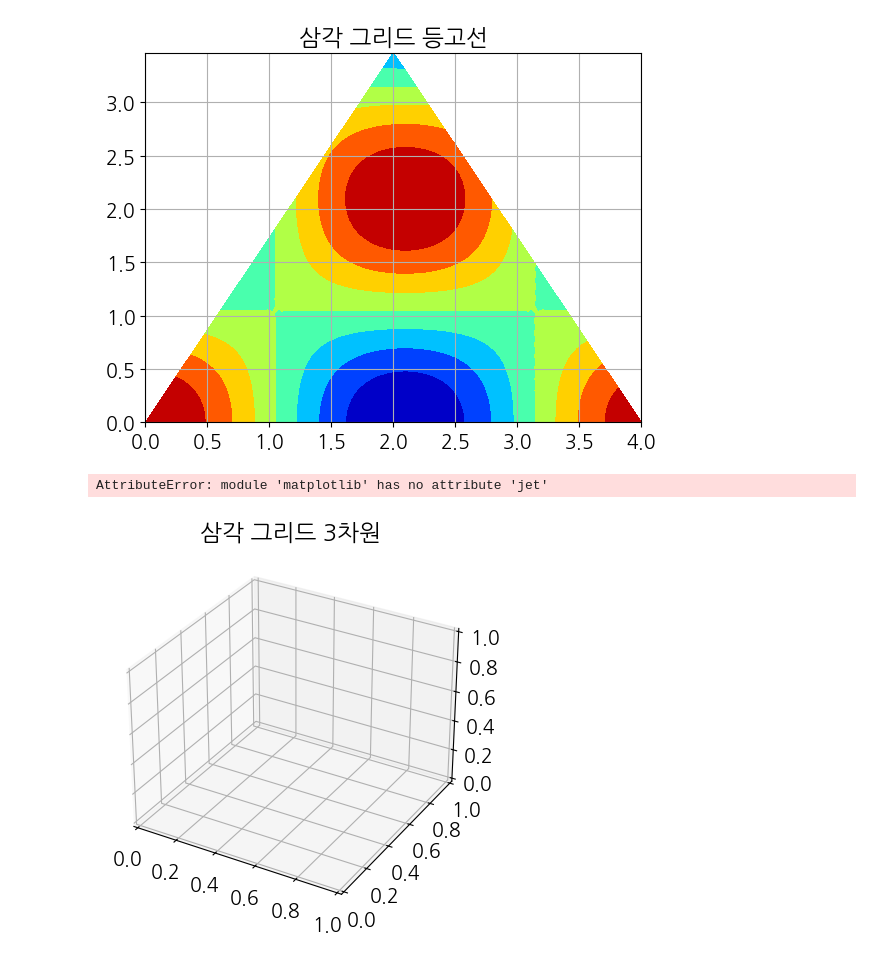
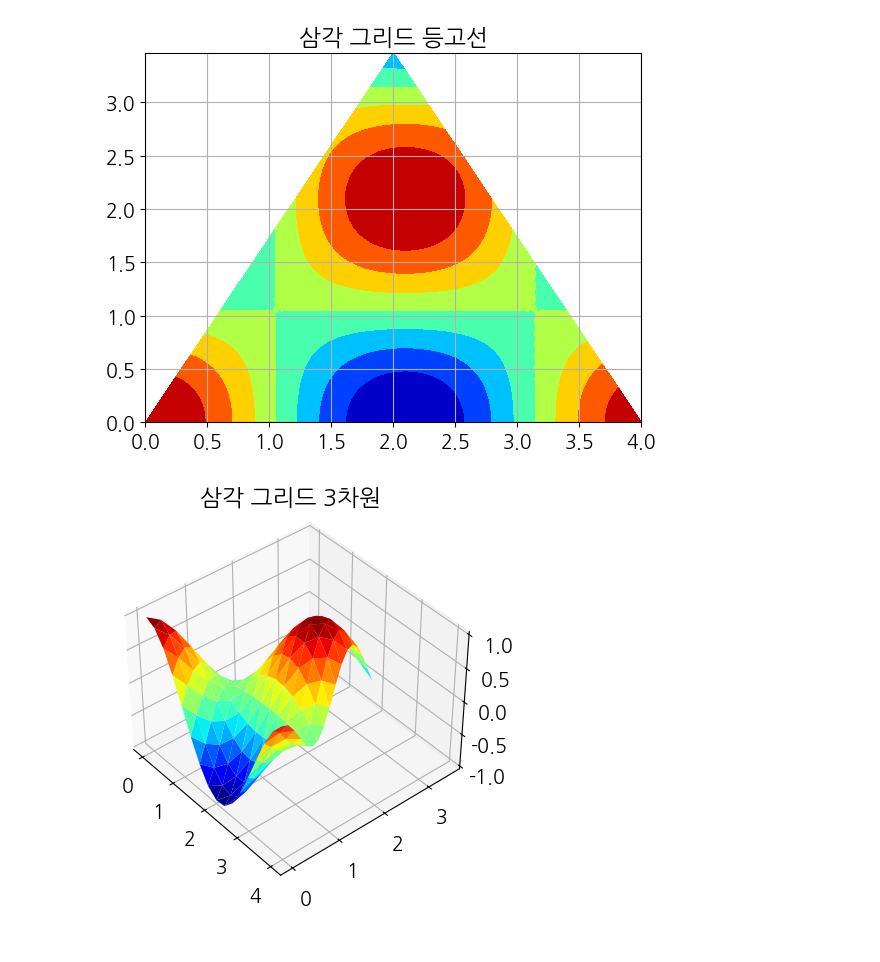
Before and after one commit to hhhunnn/html, a Jupyter notebook: 5_matplotlib_visualize_data/2_matplotlib_variety_plots.ipynb, the cells around one changed output. Saved outputs shown, nothing was run; the diff lists cells and outputs as text; code cells hidden in the pictures.

```diff
--- a/5_matplotlib_visualize_data/2_matplotlib_variety_plots.ipynb
+++ b/5_matplotlib_visualize_data/2_matplotlib_variety_plots.ipynb
@@ -325,15 +325,12 @@ plt.show()
 # %%
 triangle4 = refiner.refine_triangulation(subdiv=3)
 z = np.cos(1.5 * triangle4.x) * np.cos(1.5 * triangle4.y)
 
 axes = plt.axes(projection='3d')
 axes.set_title('삼각 그리드 3차원')
-axes.plot_trisurf(triangle4.x, triangle4.y, z, cmap=mpl.jet, linewidth=0.2)
-axes.tricontourf(triangle4, z, )
+axes.plot_trisurf(triangle4.x, triangle4.y, z, cmap='jet', linewidth=0.2)
 axes.set_zlim(-1, 1)
-# 앞 숫자 위아래 방향, 뒤 숫자 좌우 방향
 axes.view_init(40, -40)
 plt.show()
 # %% [output]
-AttributeError: module 'matplotlib' has no attribute 'jet'
-[figure, old version]
+[figure, new version]
```
Also changed, not shown: parts of 8 cells of this notebook, 1 other file.
